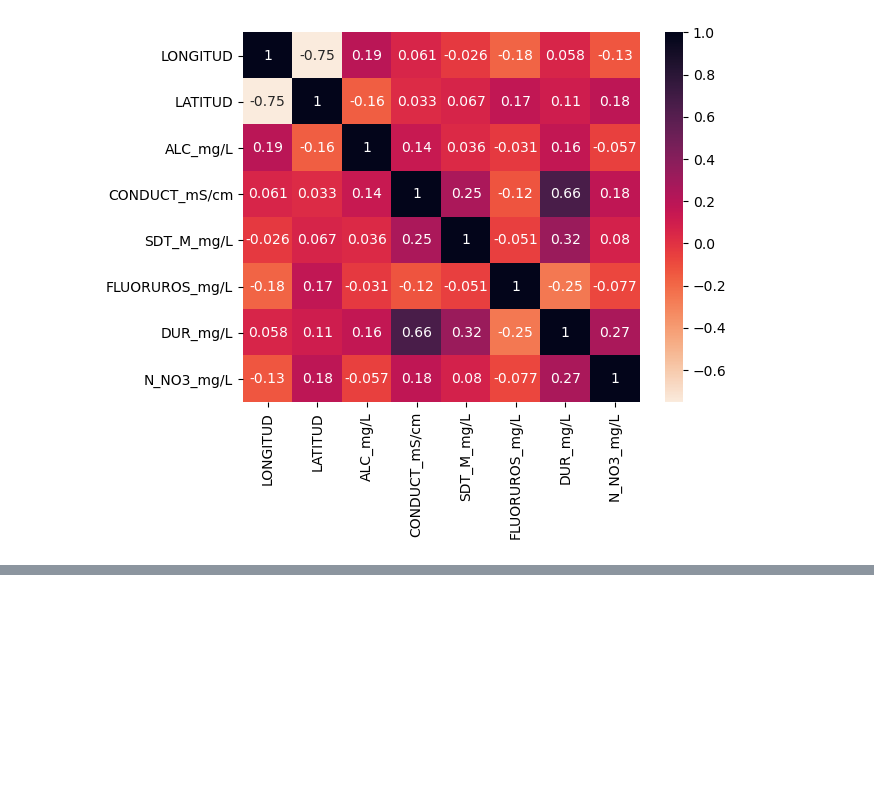
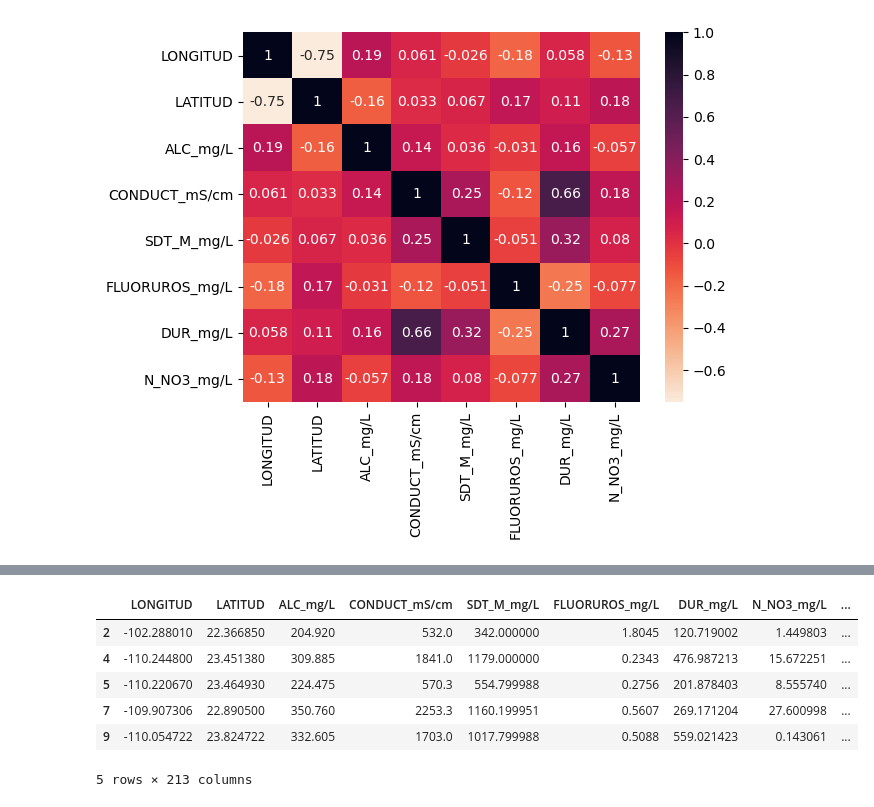
Before and after one commit to PosgradoMNA/actividades-del-projecto-cad_equipo_11, a Jupyter notebook: notebooks/reto_entrega_1.ipynb, the cells around one changed output, grey strips where cells are left out. Cells and saved outputs as stored; diff of their text form; code cells hidden in the pictures; blank space fills up the shorter version.

```diff
--- a/notebooks/reto_entrega_1.ipynb
+++ b/notebooks/reto_entrega_1.ipynb
@@ -166,0 +228,12 @@ sns.heatmap(df_numeric.corr(), annot=True, cmap='rocket_r')
+# %%
+final_df["Coordinates"] = list(zip(final_df.LONGITUD, final_df.LATITUD))
+final_df["Coordinates"] = final_df["Coordinates"].apply(Point)
+final_df.head()
+# %% [output]
+|  | LONGITUD | LATITUD | ALC_mg/L | CONDUCT_mS/cm | SDT_M_mg/L | FLUORUROS_mg/L | DUR_mg/L | N_NO3_mg/L | ... |
+| 2 | -102.288010 | 22.366850 | 204.920 | 532.0 | 342.000000 | 1.8045 | 120.719002 | 1.449803 | ... |
+| 4 | -110.244800 | 23.451380 | 309.885 | 1841.0 | 1179.000000 | 0.2343 | 476.987213 | 15.672251 | ... |
+| 5 | -110.220670 | 23.464930 | 224.475 | 570.3 | 554.799988 | 0.2756 | 201.878403 | 8.555740 | ... |
+| 7 | -109.907306 | 22.890500 | 350.760 | 2253.3 | 1160.199951 | 0.5607 | 269.171204 | 27.600998 | ... |
+| 9 | -110.054722 | 23.824722 | 332.605 | 1703.0 | 1017.799988 | 0.5088 | 559.021423 | 0.143061 | ... |
+5 rows × 213 columns
```
Also changed, not shown: parts of 11 cells of this notebook.
